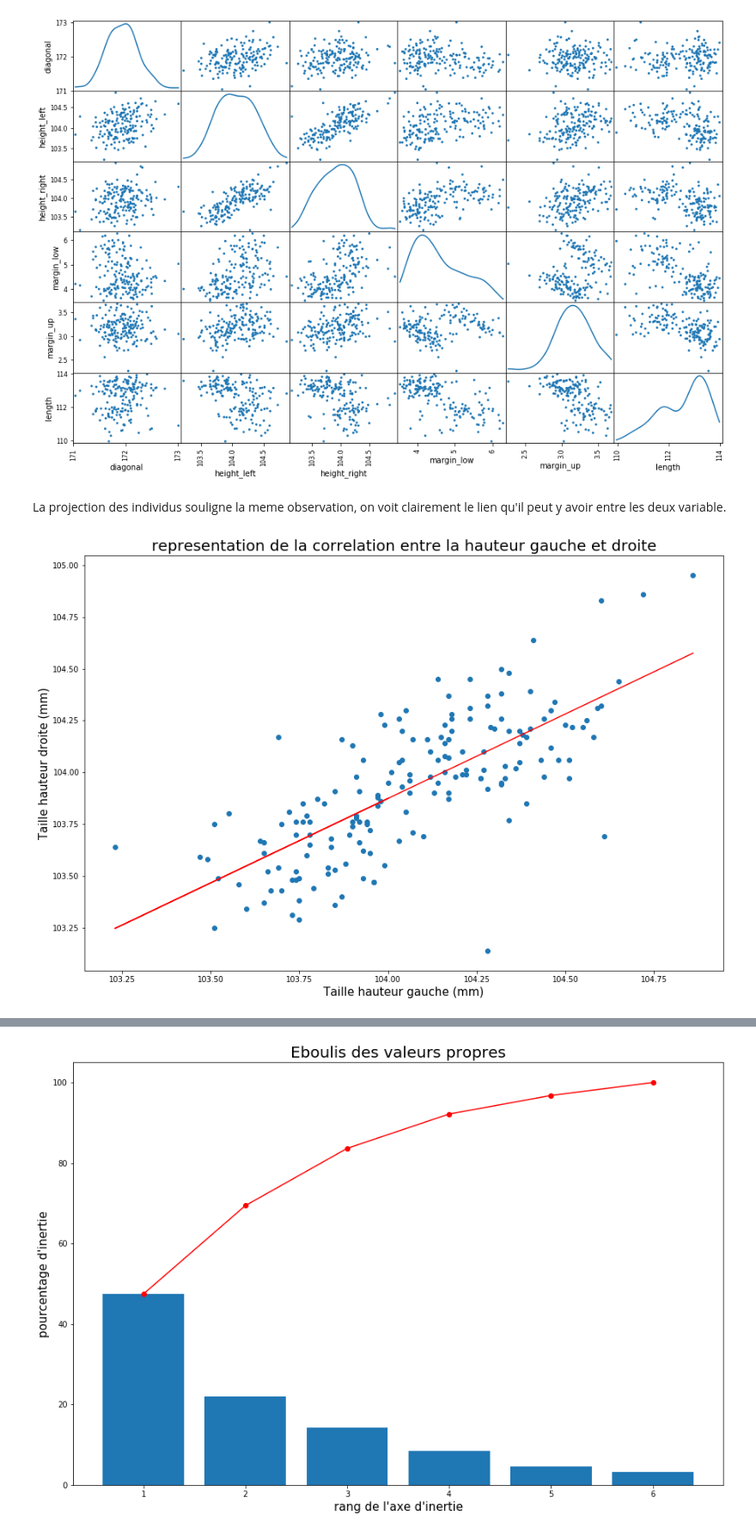
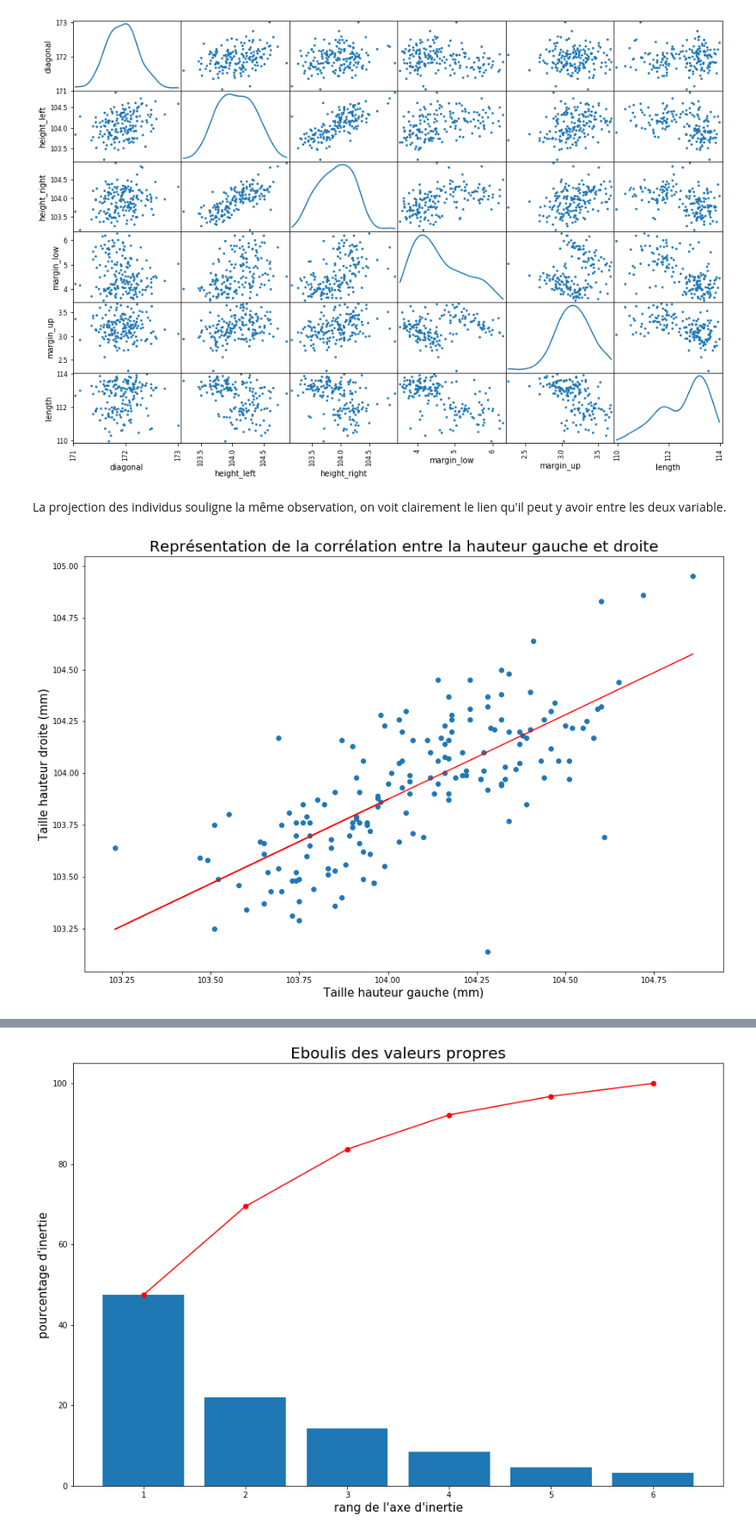
Before and after one commit to OwenAllain/Projet-6, a Jupyter notebook: Faux Billets.ipynb, the cells around one changed output, grey strips where cells are left out. Shown at 86% size. Saved outputs shown, nothing was run; the diff lists cells and outputs as text; code cells hidden in the pictures.

Commit message:
Amélioration fichier principal (p1)
Amélioration du fichier principal du projet. Changement de quelques fonctions et quelque correction de Français. Arrêt avant la mission 1.

```diff
--- a/Faux Billets.ipynb
+++ b/Faux Billets.ipynb
@@ -5,11 +16,13 @@ Nous allons preparer les données.
 # %%
+#Collection de fonctions personnal pour le projet
+import functions as f
+
 # Import des librairies
 import seaborn as sns
 import pandas as pd
 import numpy as np
 
 import matplotlib.pyplot as plt
-from matplotlib.collections import LineCollection
 
 import scipy.stats as st
 from scipy.spatial.distance import pdist
@@ -19,11 +32,11 @@ import sklearn as sk
 from sklearn.cluster import KMeans
 from sklearn import decomposition, preprocessing
 from sklearn.linear_model import LogisticRegression
-from sklearn.metrics import confusion_matrix
-from sklearn.metrics import classification_report
+from sklearn.metrics import classification_report, confusion_matrix
 
 import statsmodels.api as sm
 import statsmodels.formula.api as smf
 
-import functions as f
+#Chemin du dossier pour les images de graph
+dossierImg = "./image_Graph/"
 # %%
@@ -63,9 +52,0 @@ On regarde s'il y a des individus négatifs ou nul.
-# %%
-
-df.diagonal = [ np.nan if i <= 0 else i for i in df.diagonal ]
-df.height_left = [ np.nan if i <= 0 else i for i in df.height_left ]
-df.height_right = [ np.nan if i <= 0 else i for i in df.height_right ]
-df.margin_low = [ np.nan if i <= 0 else i for i in df.margin_low ]
-df.margin_up = [ np.nan if i <= 0 else i for i in df.margin_up ]
-df.length = [ np.nan if i <= 0 else i for i in df.length ]
-df.info()
@@ -119,0 +76,7 @@ dtype: float64
+# %%
+
+for col in df.columns[1:]:
+
+    df[col] = [ np.nan if i <= 0 else i for i in df[col] ]
+
+df.info()
@@ -325,30 +256,27 @@ plt.show()
 # %% [output]
 [figure]
 # %% [markdown]
-La projection des individus souligne la meme observation, on voit clairement le lien qu'il peut y avoir entre les deux variable.
+
+La projection des individus souligne la même observation, on voit clairement le lien qu'il peut y avoir entre les deux variable.
 # %%
 
 X = df_chiffre.height_left
 Y = df_chiffre.height_right
 
-
-slope, intercept, r_value, p_value, std_err = st.linregress(X, Y)
-
-def predict(x):
-   return slope * x + intercept
-
-fitLine = predict(X)
+fitLine = f.predict(X, X, Y)
 
 plt.figure(figsize=(15,10))
 axes = plt.axes()
 axes.grid()
 plt.scatter(X,Y)
 plt.plot(X, fitLine, c='r')
 plt.xlabel('Taille hauteur gauche (mm)',fontsize=15)
 plt.ylabel("Taille hauteur droite (mm)",fontsize=15)
-plt.title("representation de la correlation entre la hauteur gauche et droite",fontsize=20)
+plt.title("Représentation de la corrélation entre la hauteur gauche et droite",fontsize=20)
 plt.grid(False)
+plt.savefig(dossierImg + "graph4.png")
+
 plt.show()
 # %% [output]
-[figure, old version]
+[figure, new version]
 # %% [markdown]
```
Also changed, not shown: parts of 51 cells of this notebook, 16 other files.
